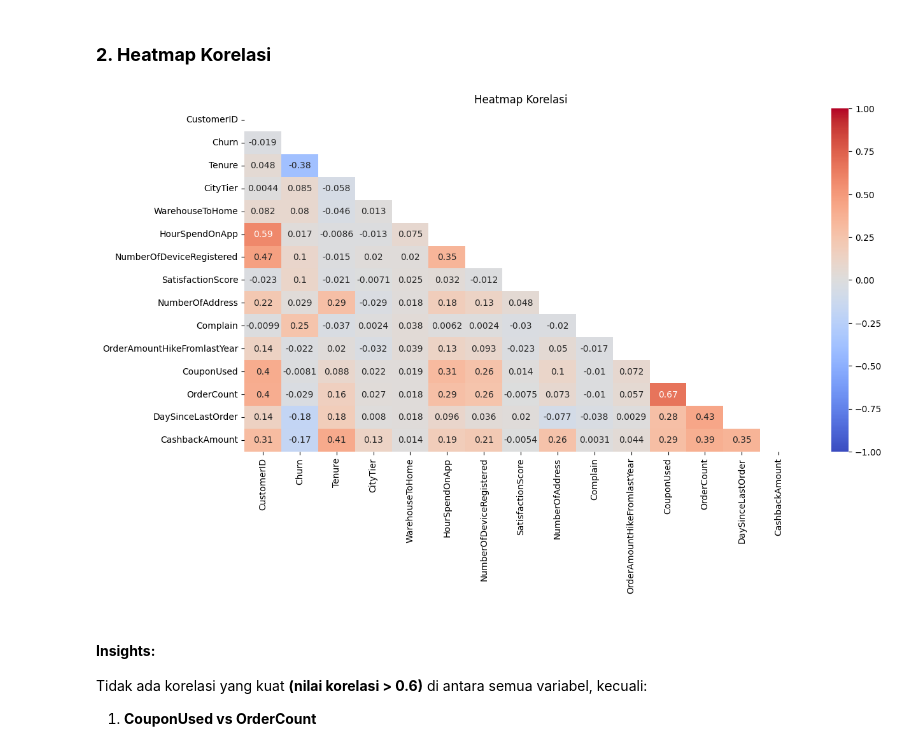
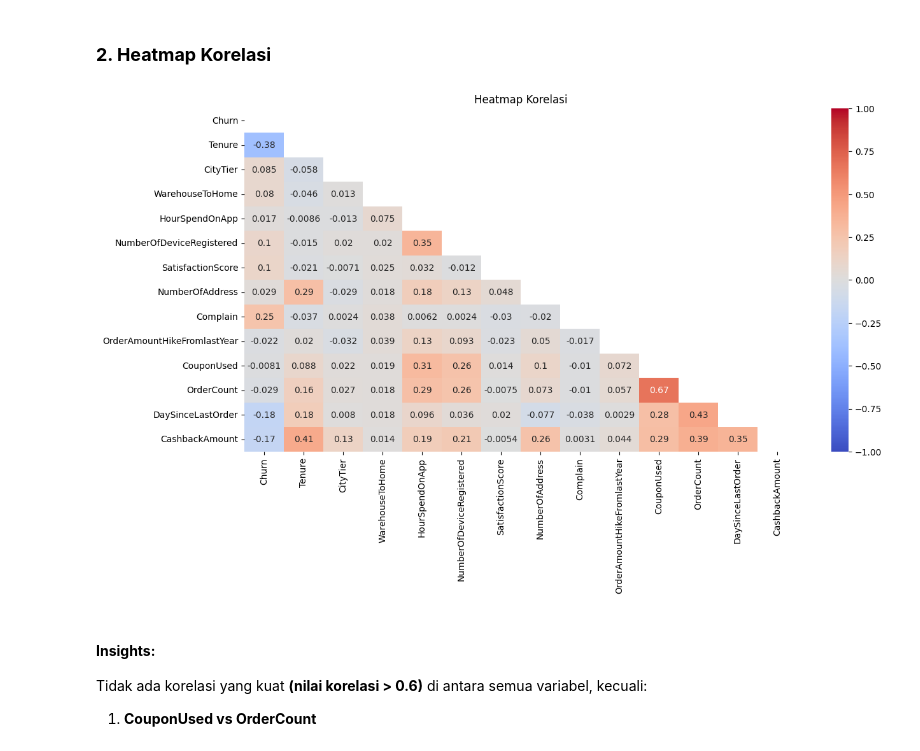
Before and after one commit to tasiamdln/E_Commerce_Churn_Analysis_ML, a Jupyter notebook: E_Commerce_Churn_Classification_and_Data_Analysis.ipynb, the cells around one changed output. Cells and saved outputs as stored; diff of their text form; code cells hidden in the pictures.

Commit message:
Modeling
- add modeling section
- remove CustomerID from heatmap (EDA)

```diff
--- a/E_Commerce_Churn_Classification_and_Data_Analysis.ipynb
+++ b/E_Commerce_Churn_Classification_and_Data_Analysis.ipynb
@@ -355,19 +355,19 @@ Data tidak balanced: lebih banyak user yang **stay/tidak churn (4682)** daripada
 # %% [markdown]
 ### **2. Heatmap Korelasi**
 # %%
-matrix = df.corr(numeric_only=True, method='spearman')
+matrix = df.drop(columns='CustomerID').corr(numeric_only=True, method='spearman')
 plt.figure(figsize=(14,7))
 plt.title('Heatmap Korelasi')
 sns.heatmap(data=matrix,
             annot=True,
             cmap='coolwarm',
             center=0,
             mask=np.triu(matrix),
             vmin=-1,
             vmax=1
             );
 # %% [output]
-[figure, old version]
+[figure, new version]
 # %% [markdown]
 #### **Insights:**
 Tidak ada korelasi yang kuat **(nilai korelasi > 0.6)** di antara semua variabel, kecuali:
```
Also changed, not shown: parts of 6 cells of this notebook.
